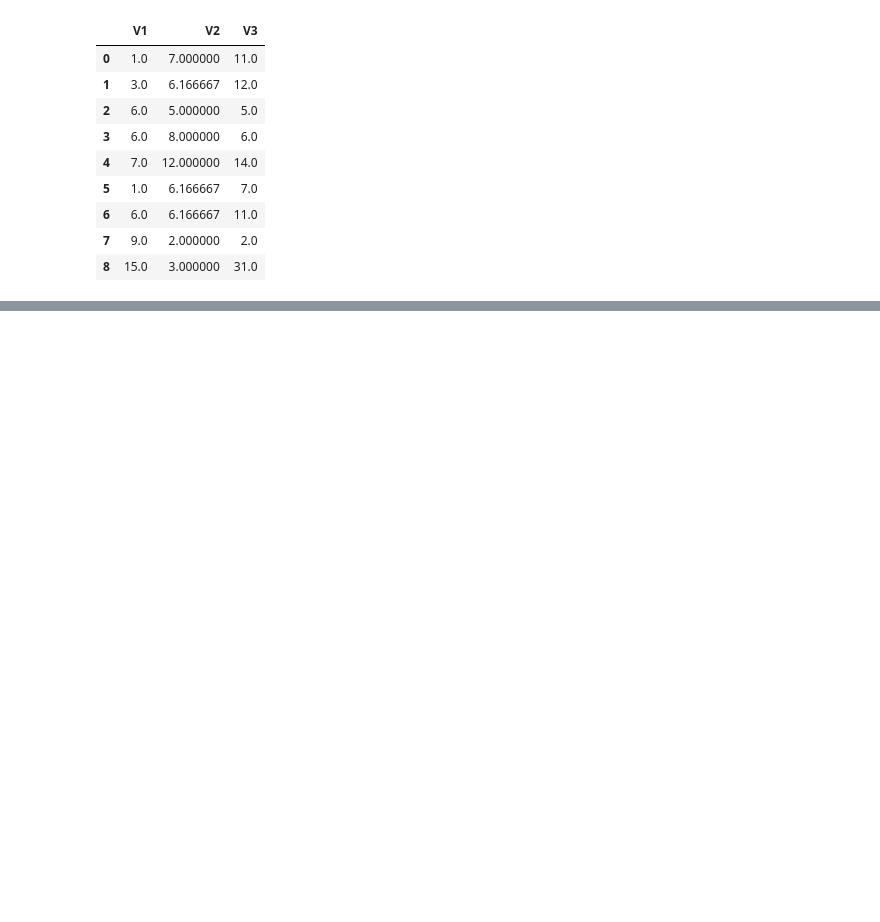
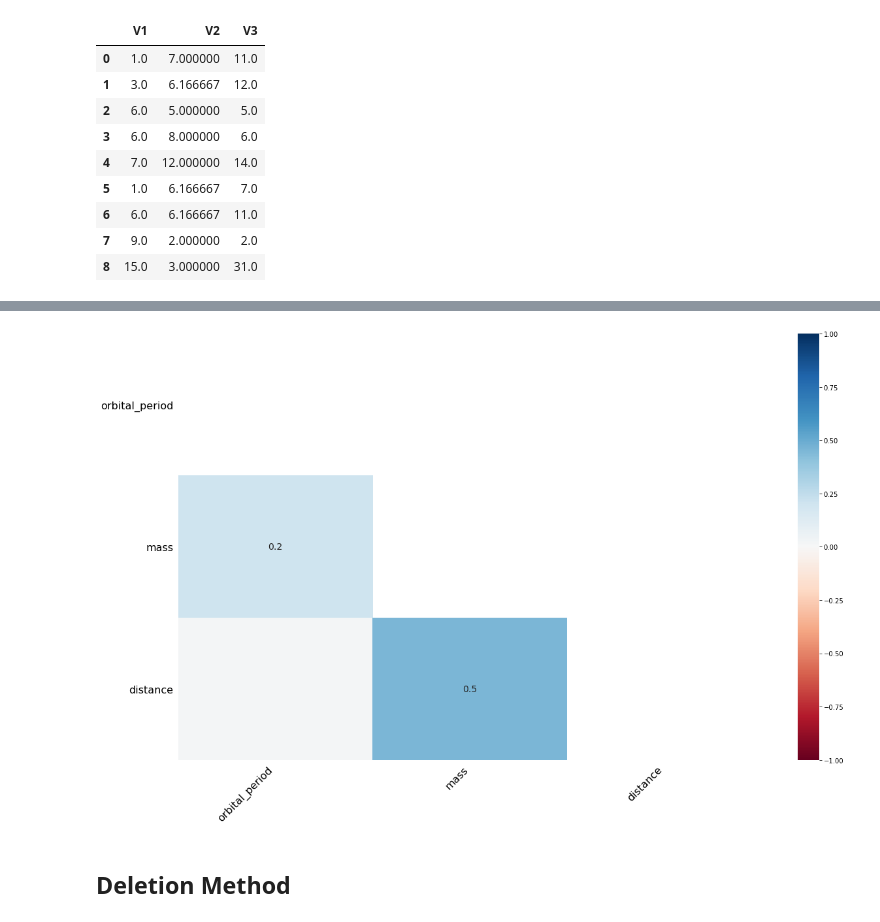
Before and after one commit to korci/pythonstudies, a Jupyter notebook: python studies/veri_on_isleme(1)/veri_on_isleme/mynotes.ipynb, the cells around one changed output, grey strips where cells are left out. Saved outputs shown, nothing was run; the diff lists cells and outputs as text; code cells hidden in the pictures; blank space fills up the shorter version.

```diff
--- a/python studies/veri_on_isleme(1)/veri_on_isleme/mynotes.ipynb
+++ b/python studies/veri_on_isleme(1)/veri_on_isleme/mynotes.ipynb
@@ -626,0 +697,4 @@ df[df.notnull().all(axis=1)]
+# %%
+msno.heatmap(df); # if the two variable have 1.0 nullity corelation rate it means they occur  mutually
+# %% [output]
+[figure, added]
@@ -626,0 +707,2 @@ df[df.notnull().all(axis=1)]
+# %% [markdown]
+## Deletion Method
```
Also changed, not shown: parts of 129 cells of this notebook.
